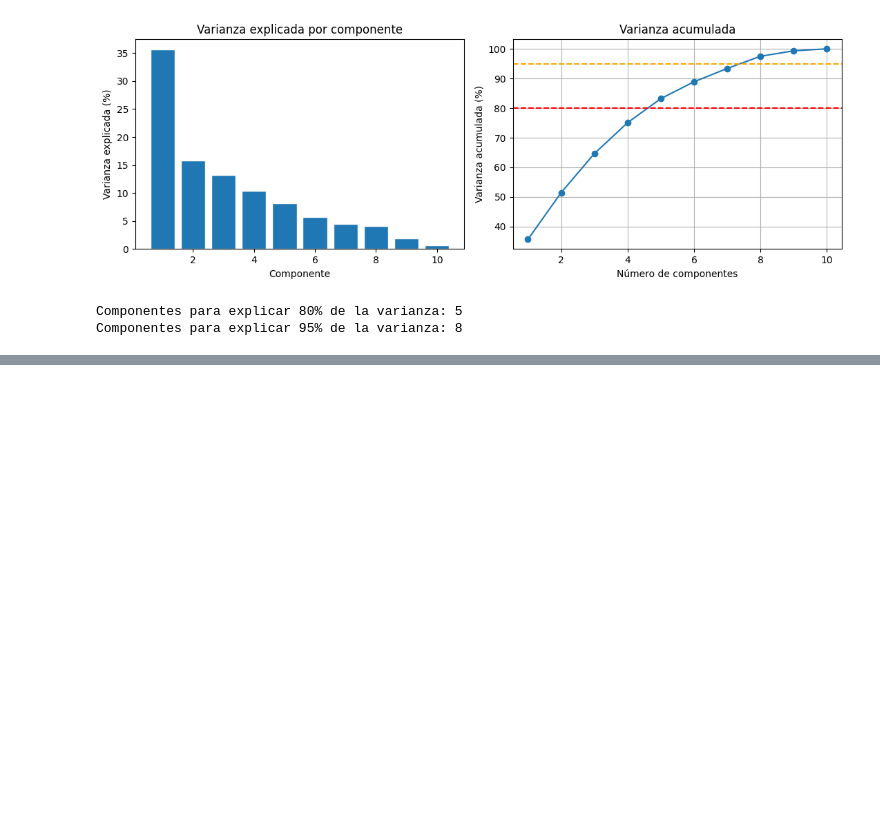
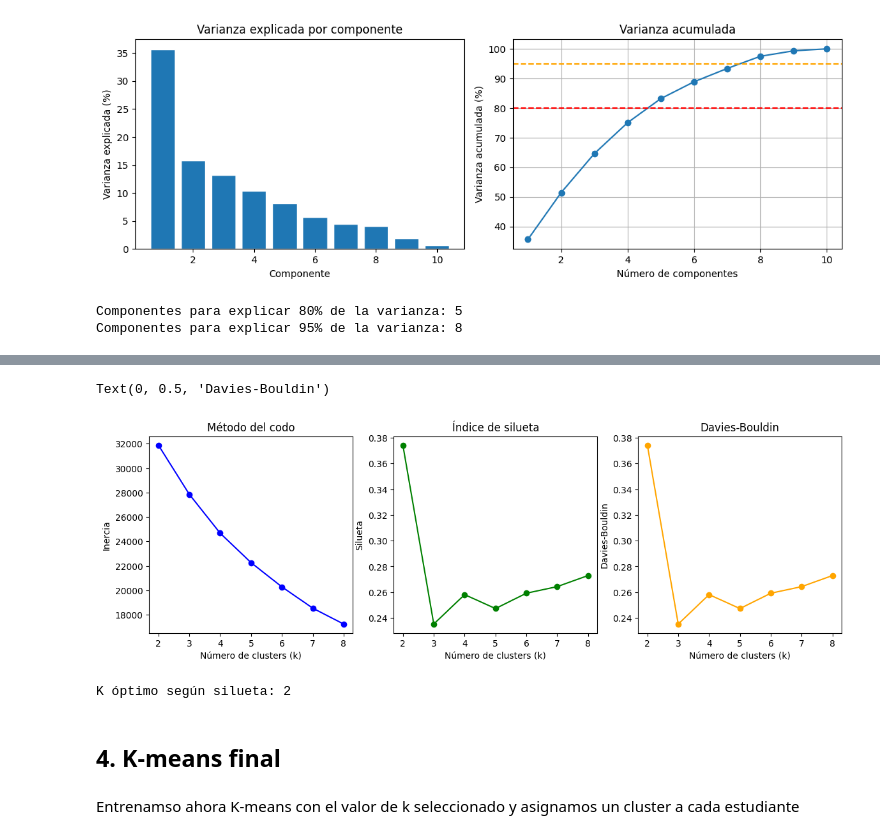
Before and after one commit to adrianalorenzo/ML_proyecto_final, a Jupyter notebook: notebooks/05_clustering.ipynb, the cells around one changed output, grey strips where cells are left out. Cells and saved outputs as stored; diff of their text form; code cells hidden in the pictures; blank space fills up the shorter version.

Commit message:
5.3 Elección del número de clustes y 5.4 Implementación con el k optimizado

```diff
--- a/notebooks/05_clustering.ipynb
+++ b/notebooks/05_clustering.ipynb
@@ -133,0 +157,15 @@ Componentes para explicar 95% de la varianza: 8
+# %%
+inercias = []
+siluetas = []
+davies = []
+rango_k = range(2,9)
+
+for k in rango_k:
+    km = KMeans(n_clusters=k, random_state=42, n_init=10)
+    labels_k = km.fit_predict(X_sc)
+
+    inercias.append(km.inertia_)
+    siluetas.append(silhouette_score(X_sc, labels_k))
+    davies.append(davies_bouldin_score(X_sc, labels_k))
+
+    print(f'k={k} | inercia={km.inertia_: .1f} | silueta={siluetas[-1]:.4f} | DB={davies[-1]:.4f}')
@@ -133,0 +180,29 @@ Componentes para explicar 95% de la varianza: 8
+# %%
+fig, axes = plt.subplots(1, 3, figsize=(14,4))
+
+axes[0].plot(list(rango_k), inercias, marker='o', color ='blue')
+axes[0].set_title('Método del codo')
+axes[0].set_xlabel('Número de clusters (k)')
+axes[0].set_ylabel('Inercia')
+
+axes[1].plot(list(rango_k), siluetas, marker='o', color ='green')
+axes[1].set_title('Índice de silueta')
+axes[1].set_xlabel('Número de clusters (k)')
+axes[1].set_ylabel('Silueta')
+
+axes[2].plot(list(rango_k), siluetas, marker='o', color ='orange')
+axes[2].set_title('Davies-Bouldin')
+axes[2].set_xlabel('Número de clusters (k)')
+axes[2].set_ylabel('Davies-Bouldin')
+# %% [output]
+Text(0, 0.5, 'Davies-Bouldin')
+[figure, added]
+# %%
+k_optimo = list(rango_k)[np.argmax(siluetas)]
+print(f'K óptimo según silueta: {k_optimo}')
+# %% [output]
+K óptimo según silueta: 2
+# %% [markdown]
+## 4. K-means final
+# %% [markdown]
+Entrenamso ahora K-means con el valor de k seleccionado y asignamos un cluster a cada estudiante
```
Also changed, not shown: parts of 6 cells of this notebook.
